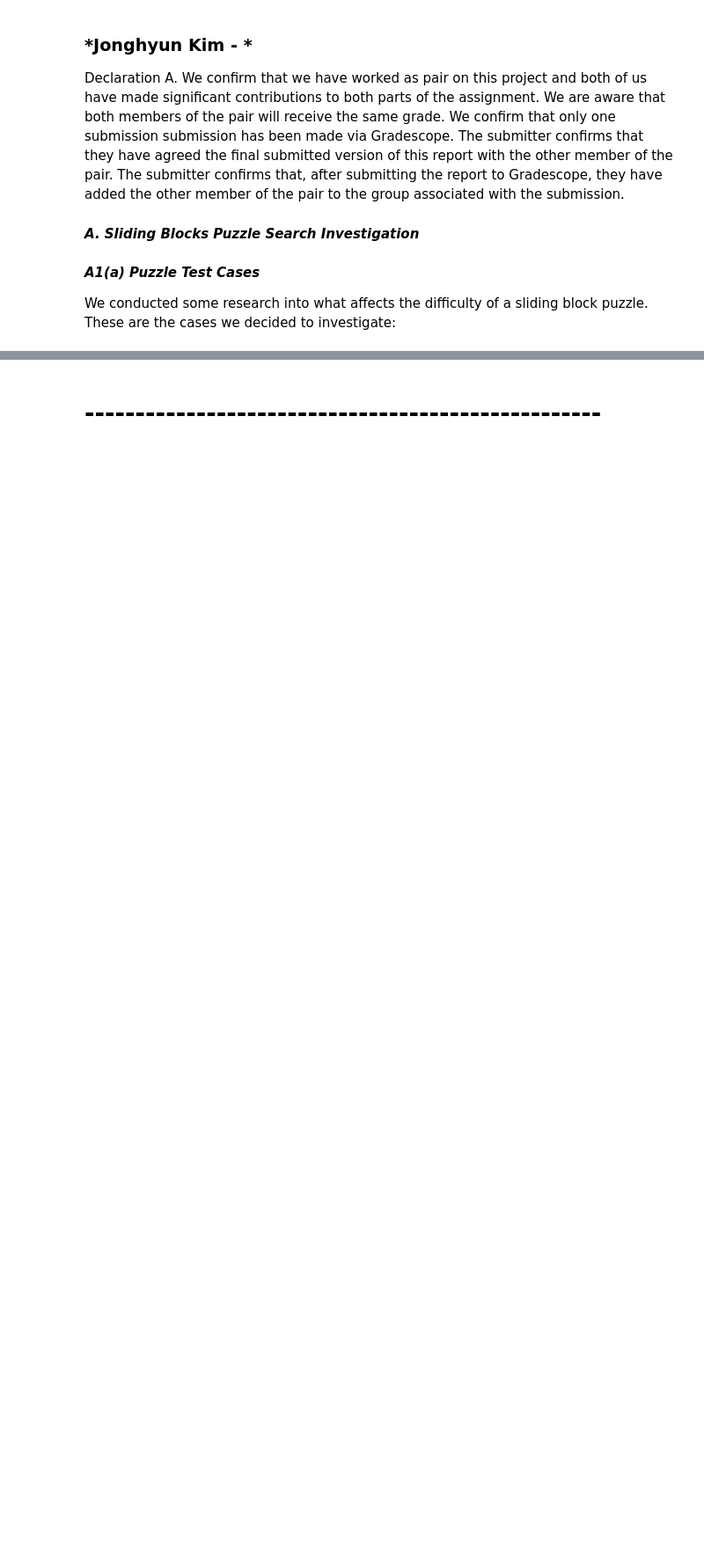
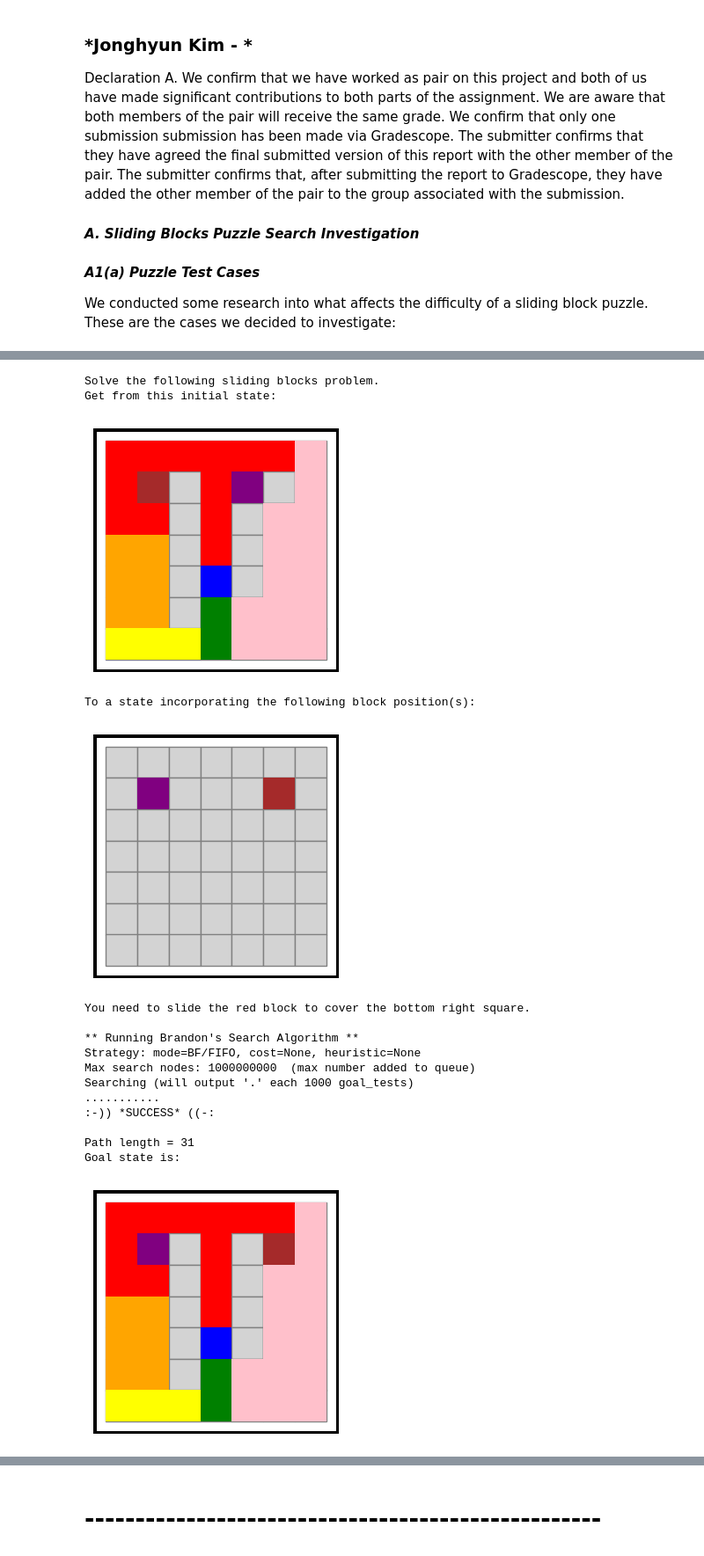
Before and after one commit to mario-manini/AICwk, a Jupyter notebook: SlidingBlocks.ipynb, the cells around one changed output, grey strips where cells are left out. Shown at 88% size. Cells and saved outputs as stored; diff of their text form; code cells hidden in the pictures; blank space fills up the shorter version.

```diff
--- a/SlidingBlocks.ipynb
+++ b/SlidingBlocks.ipynb
@@ -230,0 +284,41 @@ bs.display()
+# %%
+#Medium puzzle
+
+medium =[[1,1,1,1,1,1,7],
+        [1,8,0,1,6,0,7],
+        [1,1,0,1,0,7,7],
+        [5,5,0,1,0,7,7],
+        [5,5,0,2,0,7,7],
+        [5,5,0,3,7,7,7],
+        [4,4,4,3,7,7,7]]
+
+medium_goal = [[0,0,0,0,0,0,0],
+                [0,6,0,0,0,8,0],
+                [0,0,0,0,0,0,0],
+                [0,0,0,0,0,0,0],
+                [0,0,0,0,0,0,0],
+                [0,0,0,0,0,0,0],
+                [0,0,0,0,0,0,0]]
+
+
+medium_puzzle =  SlidingBlocksPuzzle(medium, medium_goal )
+
+medium_search = search( medium_puzzle, 'BF/FIFO', 1000000000, loop_check=True, randomise=False, show_state_path=True, return_info=True)
+# %% [output]
+Solve the following sliding blocks problem.
+Get from this initial state:
+[figure, added]
+To a state incorporating the following block position(s):
+[figure, added]
+You need to slide the red block to cover the bottom right square.
+
+** Running Brandon's Search Algorithm **
+Strategy: mode=BF/FIFO, cost=None, heuristic=None
+Max search nodes: 1000000000  (max number added to queue)
+Searching (will output '.' each 1000 goal_tests)
+...........
+:-)) *SUCCESS* ((-:
+
+Path length = 31
+Goal state is:
+[figure, added]
```
Also changed, not shown: parts of 8 cells of this notebook.
